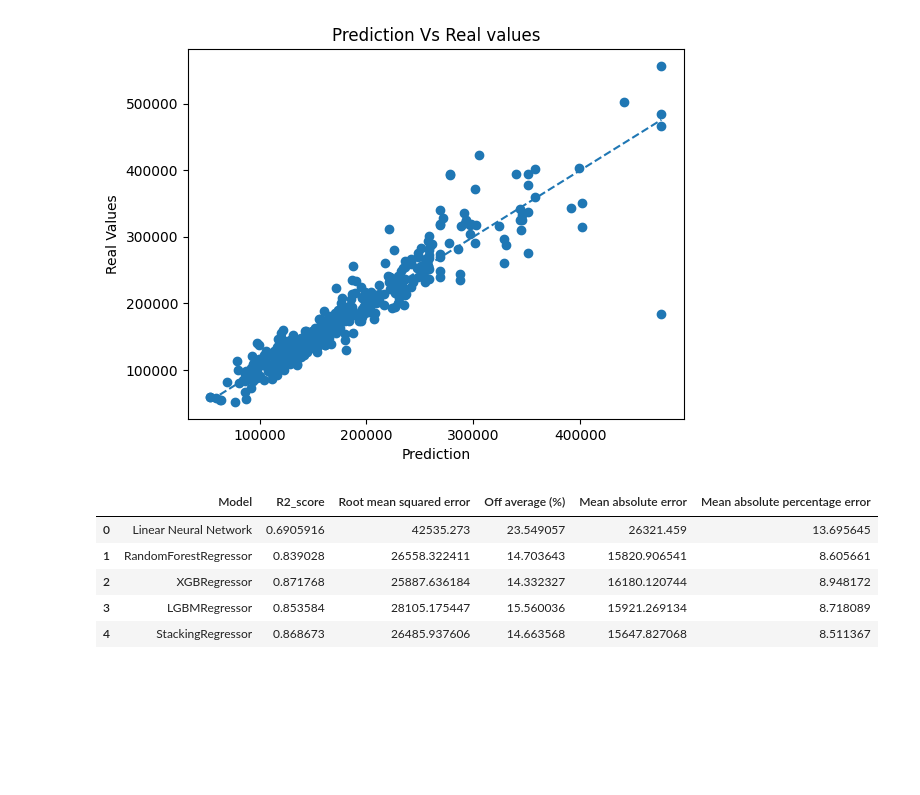
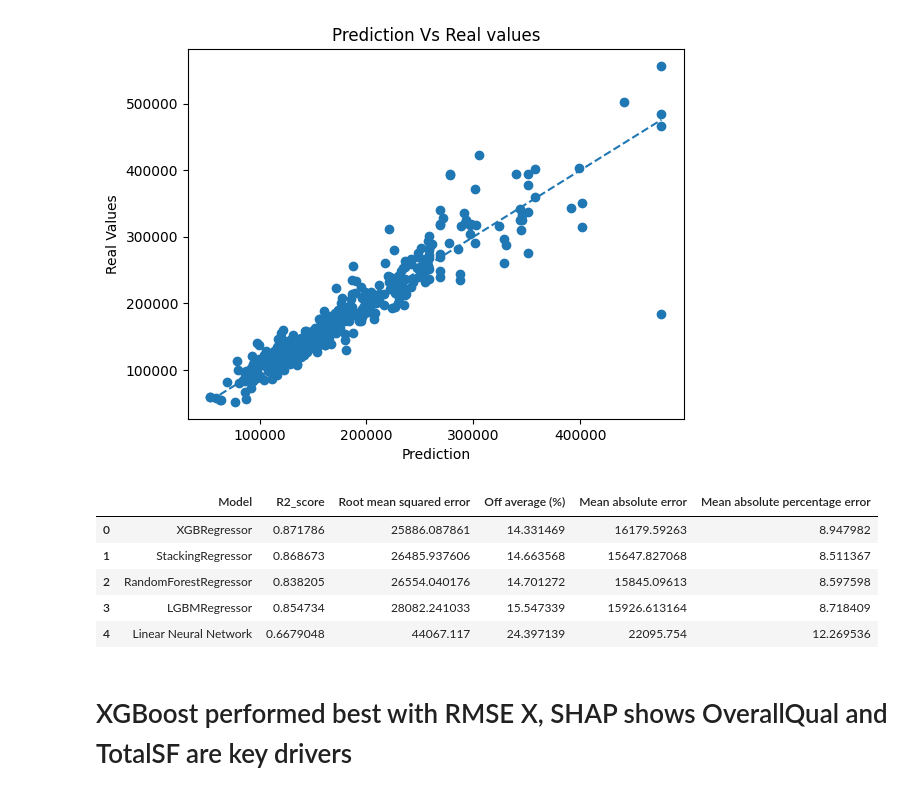
Before and after one commit to Mc5obiza/house-prices-advanced-regression-techniques, a Jupyter notebook: model.ipynb, the cells around one changed output. Saved outputs shown, nothing was run; the diff lists cells and outputs as text; code cells hidden in the pictures; blank space fills up the shorter version.

```diff
--- a/model.ipynb
+++ b/model.ipynb
@@ -148,7 +163,7 @@ median=SimpleImputer(strategy='median')
 x[num[1]]=mean.fit_transform(x[[num[1]]])
 x[num[2]]=mean.fit_transform(x[[num[2]]])
 x[num[0]]=median.fit_transform(x[[num[0]]])
-x[num[-1]]=median.fit_transform(x[[num[-1]]])
+x[num[-1]]=mean.fit_transform(x[[num[-1]]])
 # %%
 from sklearn.preprocessing import OneHotEncoder
 from sklearn.compose import ColumnTransformer
@@ -392,7 +416,7 @@ param_grid = {
     'num_leaves': [ 70],
     'learning_rate': [0.01],
     'n_estimators': [ 1700],
-    'max_depth': [50,60],
+    'max_depth': [50],
     'subsample': [ 1.0],
     'colsample_bytree': [0.6]
 }
@@ -451,20 +479,22 @@ My model is ~14.66% off an average
 # %%
 r2_value_nn=r2_value_nn.cpu()
 rmse_value_nn=rmse_value_nn.cpu()
 map_nn=map_nn.cpu()
 rm_nn=rm_nn.cpu()
 mae_nn=mae_nn.cpu()
 score=pd.DataFrame({'Model':['Linear Neural Network','RandomForestRegressor','XGBRegressor','LGBMRegressor','StackingRegressor'],
                     'R2_score':[r2_value_nn.numpy(),r2_rf,r2_xgb,r2_light,r2_stack],
                     'Root mean squared error':[rm_nn.numpy(),rm_rf,rm_xgb,rm_light,rm_stack],
                     'Off average (%)':[rmse_value_nn.numpy(),rmse_value_rf,rmse_value_xgb,rmse_value_light,rmse_value_stack],
                     'Mean absolute error':[mae_nn.numpy(),mae_rf,mae_xgb,mae_light,mae_stack],
-                    'Mean absolute percentage error':[map_nn.numpy()*100,map_rf*100,mape_xgb*100,map_light*100,map_stack*100]})
+                    'Mean absolute percentage error':[map_nn.numpy()*100,map_rf*100,mape_xgb*100,map_light*100,map_stack*100]}).sort_values(by='Off average (%)').reset_index(drop=True)
 display(score)
 # %% [output]
 |  | Model | R2_score | Root mean squared error | Off average (%) | Mean absolute error | Mean absolute percentage error |
-| 0 | Linear Neural Network | 0.6905916 | 42535.273 | 23.549057 | 26321.459 | 13.695645 |
-| 1 | RandomForestRegressor | 0.839028 | 26558.322411 | 14.703643 | 15820.906541 | 8.605661 |
-| 2 | XGBRegressor | 0.871768 | 25887.636184 | 14.332327 | 16180.120744 | 8.948172 |
-| 3 | LGBMRegressor | 0.853584 | 28105.175447 | 15.560036 | 15921.269134 | 8.718089 |
-| 4 | StackingRegressor | 0.868673 | 26485.937606 | 14.663568 | 15647.827068 | 8.511367 |
+| 0 | XGBRegressor | 0.871786 | 25886.087861 | 14.331469 | 16179.59263 | 8.947982 |
+| 1 | StackingRegressor | 0.868673 | 26485.937606 | 14.663568 | 15647.827068 | 8.511367 |
+| 2 | RandomForestRegressor | 0.838205 | 26554.040176 | 14.701272 | 15845.09613 | 8.597598 |
+| 3 | LGBMRegressor | 0.854734 | 28082.241033 | 15.547339 | 15926.613164 | 8.718409 |
+| 4 | Linear Neural Network | 0.6679048 | 44067.117 | 24.397139 | 22095.754 | 12.269536 |
+# %% [markdown]
+# XGBoost performed best with RMSE X, SHAP shows OverallQual and TotalSF are key drivers
```
Also changed, not shown: parts of 12 cells of this notebook.
